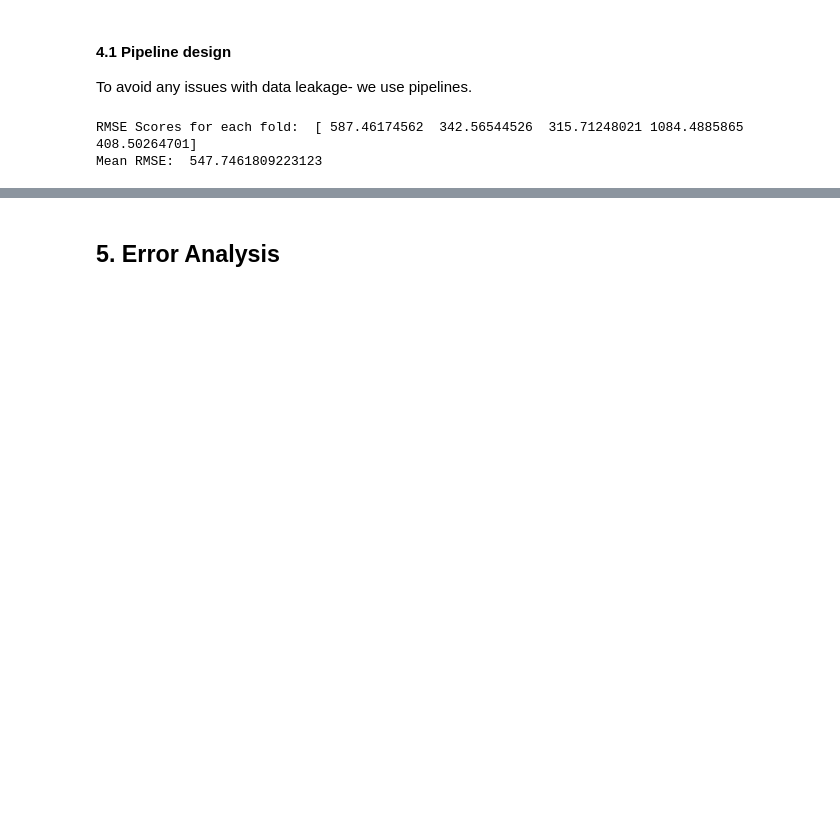
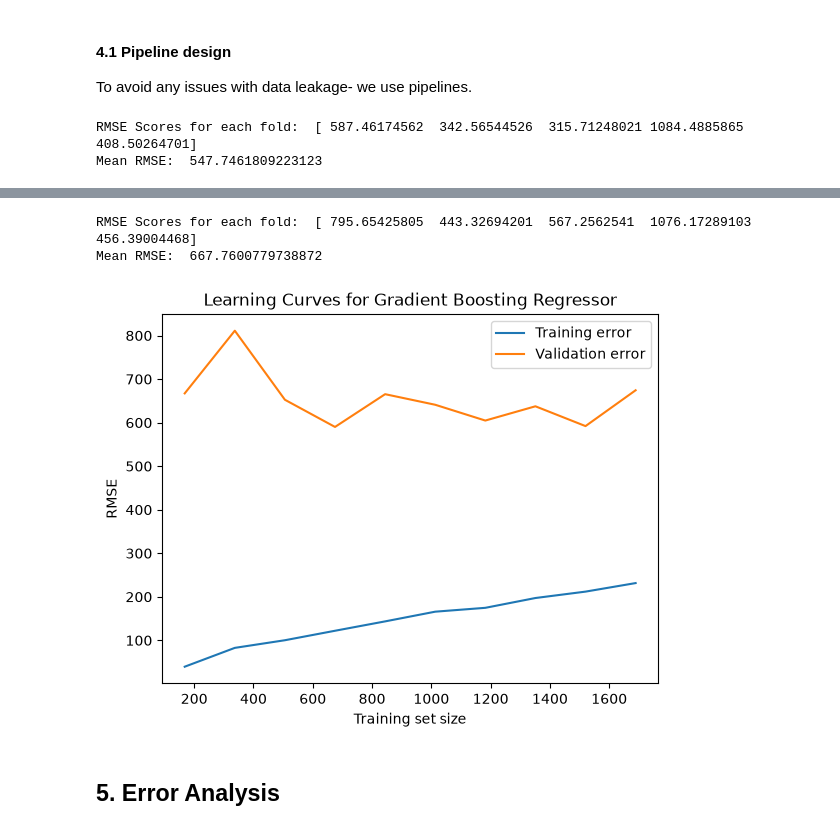
Before and after one commit to WamzMwangi/Digital-Green-Crop-Yield-Prediction, a Jupyter notebook: main.ipynb, the cells around one changed output, grey strips where cells are left out. Cells and saved outputs as stored; diff of their text form; code cells hidden in the pictures; blank space fills up the shorter version.

```diff
--- a/main.ipynb
+++ b/main.ipynb
@@ -415,0 +443,39 @@ Mean RMSE:  547.7461809223123
+# %%
+#Now trying a gradient boosting regressor
+from sklearn.ensemble import GradientBoostingRegressor
+
+gb_pipe=Pipeline(
+    [('scaler',StandardScaler()),
+    ('gb',GradientBoostingRegressor(n_estimators=100, random_state=42))]
+    )
+rmse_score=make_scorer(root_mean_squared_error)
+scores = cross_val_score(gb_pipe, X_train, y_train.values.ravel(), cv=5, scoring=rmse_score)
+print("RMSE Scores for each fold: ", scores)
+print("Mean RMSE: ", scores.mean())
+# %% [output]
+RMSE Scores for each fold:  [ 795.65425805  443.32694201  567.2562541  1076.17289103  456.39004468]
+Mean RMSE:  667.7600779738872
+# %%
+train_sizes, train_scores, val_scores = learning_curve(
+    estimator=gb_pipe,
+    X=X_train,
+    y=y_train.values.ravel(),
+    train_sizes=np.linspace(0.1, 1.0, 10),
+    cv=5,
+    scoring="neg_root_mean_squared_error",
+    shuffle=True,
+    random_state=42
+)
+# %%
+train_scores_mean = train_scores.mean(axis=1)*(-1)
+validation_scores_mean = val_scores.mean(axis=1)*(-1)
+# %%
+plt.plot(train_sizes, train_scores_mean, label = 'Training error')
+plt.plot(train_sizes, validation_scores_mean, label = 'Validation error')
+plt.ylabel('RMSE')
+plt.xlabel('Training set size')
+plt.title('Learning Curves for Gradient Boosting Regressor')
+plt.legend()
+plt.show()
+# %% [output]
+[figure, added]
```
Also changed, not shown: parts of 4 cells of this notebook.
